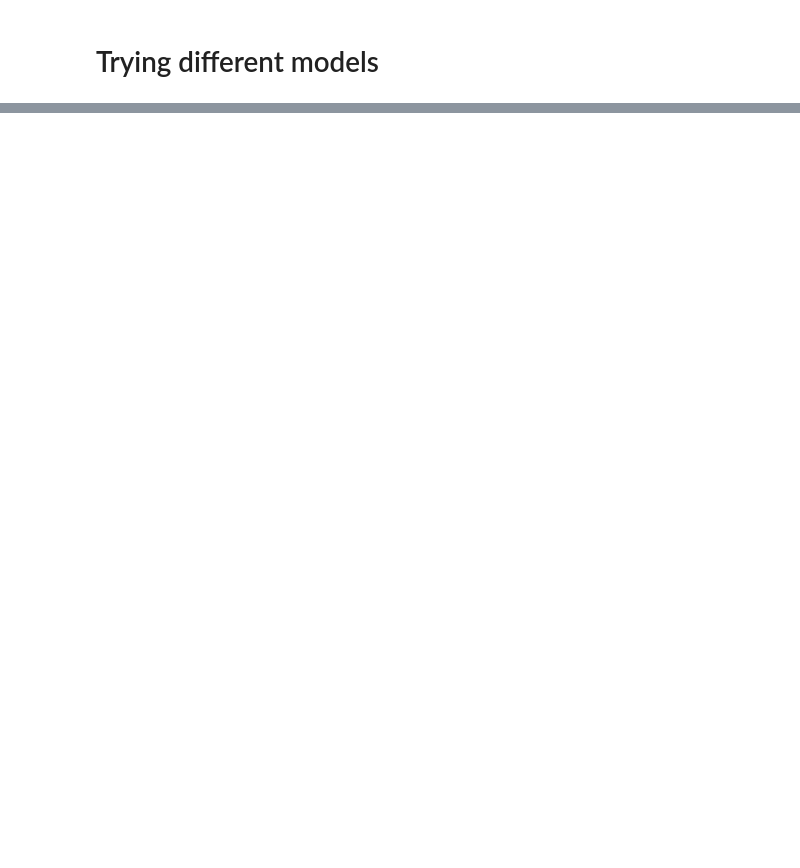
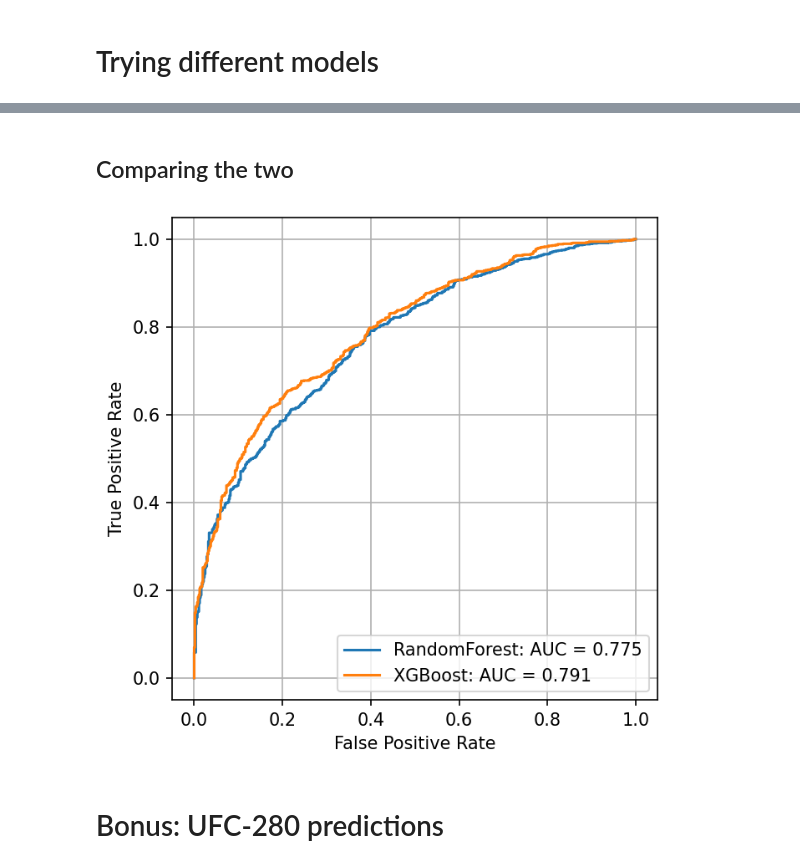
Before and after one commit to isaevrom/UFC-model, a Jupyter notebook: src/modeling/prediction.ipynb, the cells around one changed output, grey strips where cells are left out. Saved outputs shown, nothing was run; the diff lists cells and outputs as text; code cells hidden in the pictures; blank space fills up the shorter version.

```diff
--- a/src/modeling/prediction.ipynb
+++ b/src/modeling/prediction.ipynb
@@ -172,0 +218,3 @@ KeyboardInterrupt:
+# %%
+best_rfc = RandomForestClassifier(**best_params)
+best_rfc.fit(X_train, y_train)
@@ -172,0 +276,3 @@ KeyboardInterrupt:
+# %%
+best_params_xgbc = random_search.best_params_
+best_params_xgbc
@@ -172,0 +286,6 @@ KeyboardInterrupt:
+# %%
+best_xgbc = xgb.XGBClassifier(learning_rate=0.02,
+                              objective='binary:logistic',
+                              silent=True,
+                              **best_params_xgbc)
+best_xgbc.fit(X_train, y_train)
@@ -172,0 +309,2 @@ KeyboardInterrupt:
+# %%
+y_pred = best_xgbc.predict(X_test)
@@ -173,3 +322,37 @@ KeyboardInterrupt:
+# %% [markdown]
+## Comparing the two
+# %%
+from sklearn.metrics import roc_curve, auc
+import matplotlib.pyplot as plt
+
+classifiers = [best_rfc, best_xgbc]
+
+model_names = {
+    best_rfc: 'RandomForest',
+    best_xgbc:'XGBoost',
+}
+
+plt.figure(figsize=(5,5), dpi=150)
+
+for clf in classifiers:
+    y_pred = clf.predict_proba(X_test)[:,1]
+
+    fpr, tpr, threshhold = roc_curve(y_test, y_pred)
+    _auc = auc(fpr, tpr)
+
+    plt.plot(fpr, tpr, linestyle='-',
+             label=f'{model_names[clf]}: AUC = {_auc:.3f}')
+
+plt.xlabel('False Positive Rate')
+plt.ylabel('True Positive Rate')
+
+plt.legend()
+plt.grid()
+plt.show()
+# %% [output]
+[figure, new version]
+# %% [markdown]
+# Bonus: UFC-280 predictions
 # %%
 red_cols  = [col for col in data.columns if col.startswith('Red_')]
 blue_cols = [col for col in data.columns if col.startswith('Blue_')]
```
Also changed, not shown: parts of 37 cells of this notebook.
